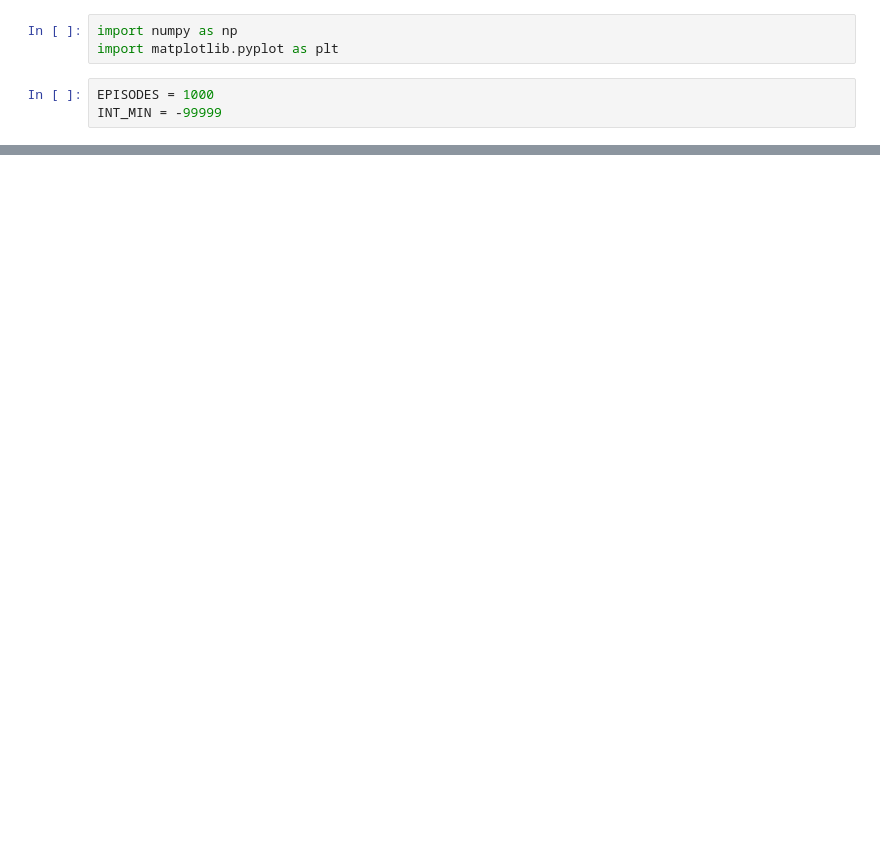
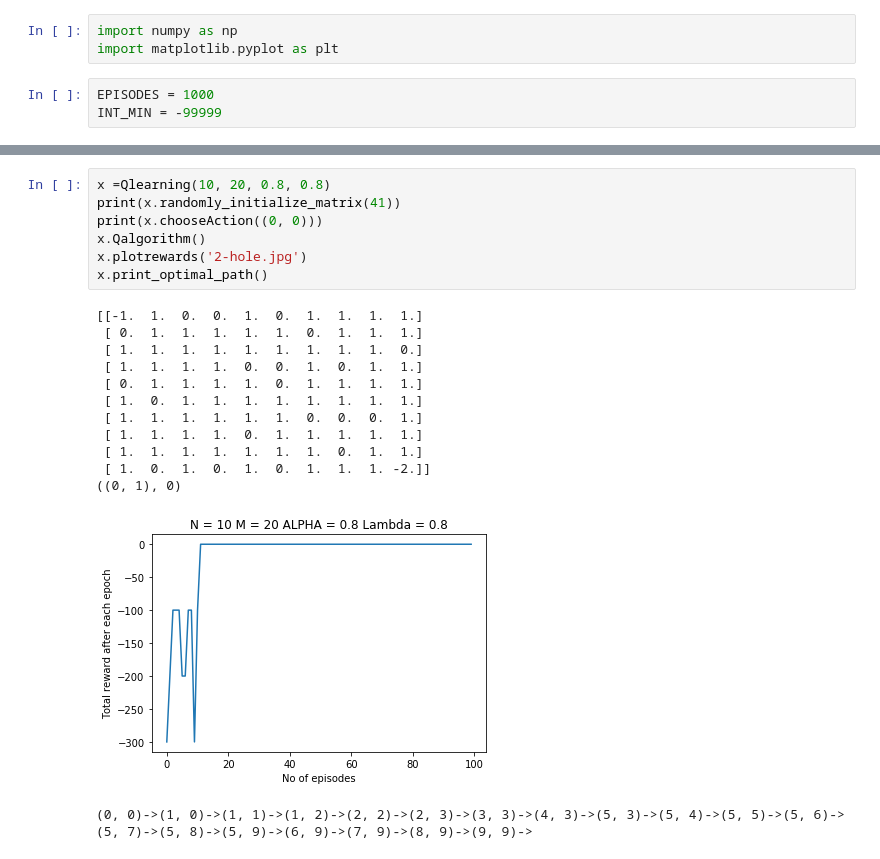
Before and after one commit to bhavykhatri/CCS, a Jupyter notebook: assignment-1/Practice.ipynb, the cells around one changed output, grey strips where cells are left out. Drawn from its saved outputs; the diff is of its cells as text; blank space fills up the shorter version.

```diff
--- a/assignment-1/Practice.ipynb
+++ b/assignment-1/Practice.ipynb
@@ -136,0 +142,21 @@ KeyboardInterrupt:
+# %%
+x =Qlearning(10, 20, 0.8, 0.8)
+print(x.randomly_initialize_matrix(41))
+print(x.chooseAction((0, 0)))
+x.Qalgorithm()
+x.plotrewards('2-hole.jpg')
+x.print_optimal_path()
+# %% [output]
+[[-1.  1.  0.  0.  1.  0.  1.  1.  1.  1.]
+ [ 0.  1.  1.  1.  1.  1.  0.  1.  1.  1.]
+ [ 1.  1.  1.  1.  1.  1.  1.  1.  1.  0.]
+ [ 1.  1.  1.  1.  0.  0.  1.  0.  1.  1.]
+ [ 0.  1.  1.  1.  1.  0.  1.  1.  1.  1.]
+ [ 1.  0.  1.  1.  1.  1.  1.  1.  1.  1.]
+ [ 1.  1.  1.  1.  1.  1.  0.  0.  0.  1.]
+ [ 1.  1.  1.  1.  0.  1.  1.  1.  1.  1.]
+ [ 1.  1.  1.  1.  1.  1.  1.  0.  1.  1.]
+ [ 1.  0.  1.  0.  1.  0.  1.  1.  1. -2.]]
+((0, 1), 0)
+[figure, added]
+(0, 0)->(1, 0)->(1, 1)->(1, 2)->(2, 2)->(2, 3)->(3, 3)->(4, 3)->(5, 3)->(5, 4)->(5, 5)->(5, 6)->(5, 7)->(5, 8)->(5, 9)->(6, 9)->(7, 9)->(8, 9)->(9, 9)->
```
Also changed, not shown: parts of 21 cells of this notebook, 17 other files.
